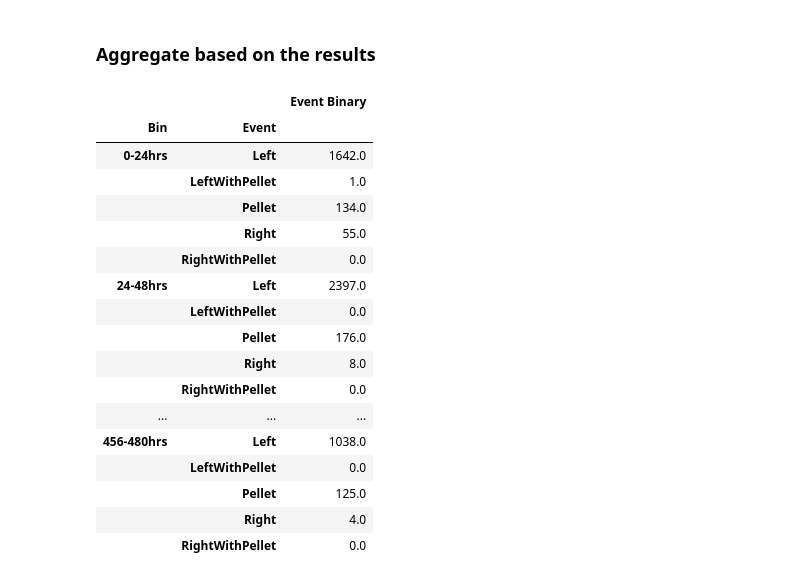
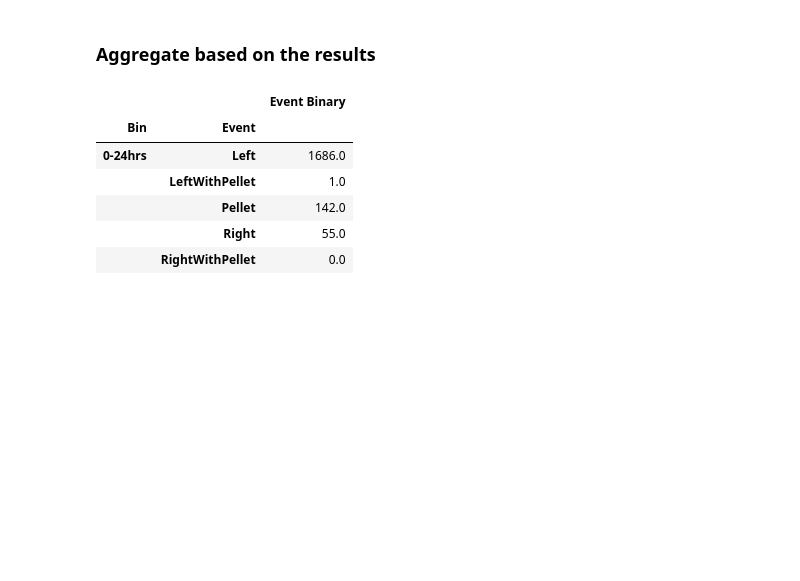
Before and after one commit to Fobbs-DBC-Lab/fed-scripts, a Jupyter notebook: notebooks/test_playground.ipynb, the cells around one changed output. Drawn from its saved outputs; the diff is of its cells as text; code cells hidden in the pictures; blank space fills up the shorter version.

Commit message:
update to latest notebook including right add

```diff
--- a/notebooks/test_playground.ipynb
+++ b/notebooks/test_playground.ipynb
@@ -120,7 +98,7 @@ bins = [i for i in range(0,int(concat_df['Time Delta Reformatted'].iloc[-1].spli
 
 labels = [f'{i}-{i+24}hrs' for i in range(0,int(concat_df['Time Delta Reformatted'].iloc[-1].split(':')[0]),24)]
 
-concat_df['Bin'] = pd.cut(concat_df['Hours Since Start'], bins, labels=labels, right=False)
+concat_df['Bin'] = pd.cut(concat_df['Hours Since Start'], bins, labels=labels, right=True)
 # %%
 concat_df.head()
 # %% [output]
@@ -142,26 +120,15 @@ concat_df.head()
 concat_df.loc[(concat_df['Event'] == 'Right') | (concat_df['Event'] == 'Left') | (concat_df['Event'] == 'Pellet') | (concat_df['Event']=='LeftWithPellet') | (concat_df['Event']=='RightWithPellet'), 'Event Binary'] = 1
 # %%
 nt_df = pd.DataFrame(concat_df[['Bin', 'Event', 'Event Binary']].groupby(['Bin','Event']).sum())
-nt_df
+nt_df.head()
 # %% [output]
 |  |  | Event Binary |
 | Bin | Event |  |
-| 0-24hrs | Left | 1642.0 |
+| 0-24hrs | Left | 1686.0 |
 |  | LeftWithPellet | 1.0 |
-|  | Pellet | 134.0 |
+|  | Pellet | 142.0 |
 |  | Right | 55.0 |
 |  | RightWithPellet | 0.0 |
-| 24-48hrs | Left | 2397.0 |
-|  | LeftWithPellet | 0.0 |
-|  | Pellet | 176.0 |
-|  | Right | 8.0 |
-|  | RightWithPellet | 0.0 |
-| ... | ... | ... |
-| 456-480hrs | Left | 1038.0 |
-|  | LeftWithPellet | 0.0 |
-|  | Pellet | 125.0 |
-|  | Right | 4.0 |
-|  | RightWithPellet | 0.0 |
 # %%
 tdf = nt_df.groupby(['Bin','Event'])['Event Binary'].first().unstack(fill_value=1).rename_axis(None)
 tdf['Pokes Per Pellet'] = tdf['Left']/tdf['Pellet']
```
Also changed, not shown: parts of 12 cells of this notebook.
